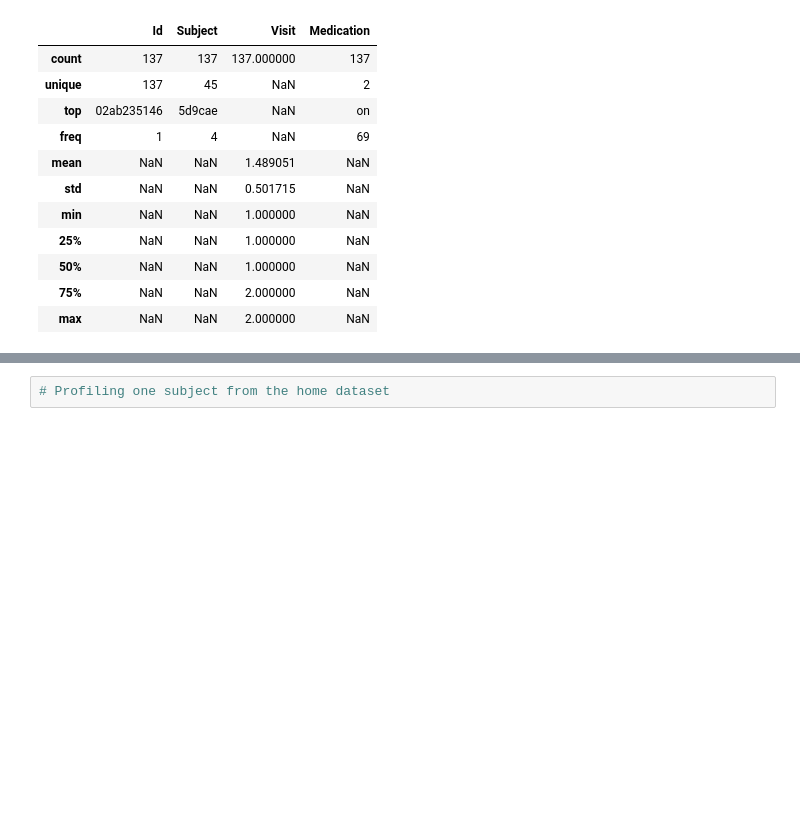
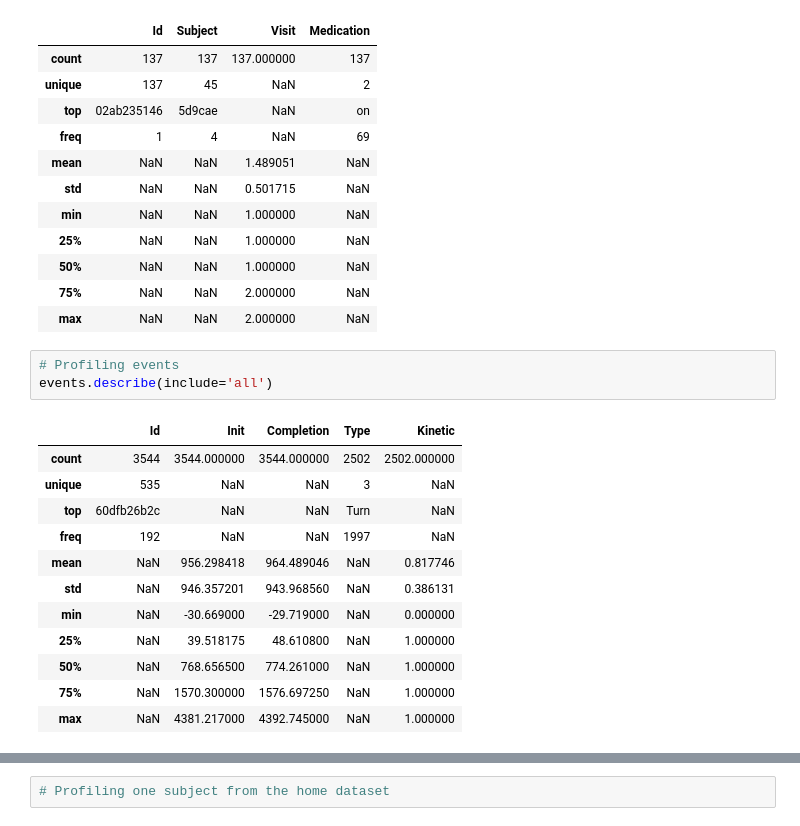
Before and after one commit to hello-bob/kaggle_parkinsons_fog, a Jupyter notebook: fog-eda.ipynb, the cells around one changed output, grey strips where cells are left out. Saved outputs shown, nothing was run; the diff lists cells and outputs as text; blank space fills up the shorter version.

```diff
--- a/fog-eda.ipynb
+++ b/fog-eda.ipynb
@@ -104,3 +116,19 @@ home_meta.describe(include='all')
 | 50% | NaN | NaN | 1.000000 | NaN |
 | 75% | NaN | NaN | 2.000000 | NaN |
 | max | NaN | NaN | 2.000000 | NaN |
+# %%
+# Profiling events
+events.describe(include='all')
+# %% [output]
+|  | Id | Init | Completion | Type | Kinetic |
+| count | 3544 | 3544.000000 | 3544.000000 | 2502 | 2502.000000 |
+| unique | 535 | NaN | NaN | 3 | NaN |
+| top | 60dfb26b2c | NaN | NaN | Turn | NaN |
+| freq | 192 | NaN | NaN | 1997 | NaN |
+| mean | NaN | 956.298418 | 964.489046 | NaN | 0.817746 |
+| std | NaN | 946.357201 | 943.968560 | NaN | 0.386131 |
+| min | NaN | -30.669000 | -29.719000 | NaN | 0.000000 |
+| 25% | NaN | 39.518175 | 48.610800 | NaN | 1.000000 |
+| 50% | NaN | 768.656500 | 774.261000 | NaN | 1.000000 |
+| 75% | NaN | 1570.300000 | 1576.697250 | NaN | 1.000000 |
+| max | NaN | 4381.217000 | 4392.745000 | NaN | 1.000000 |
```
Also changed, not shown: parts of 8 cells of this notebook.
